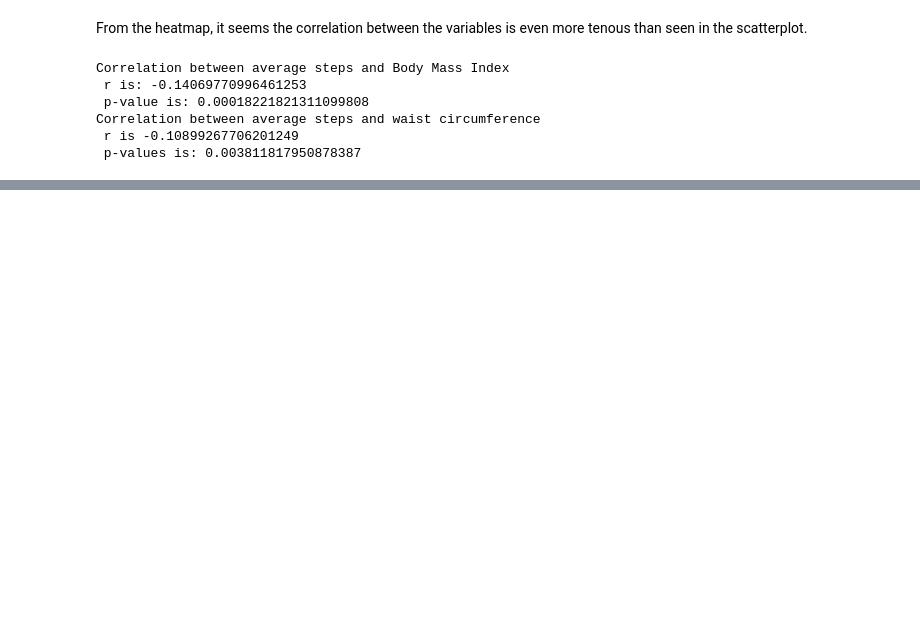
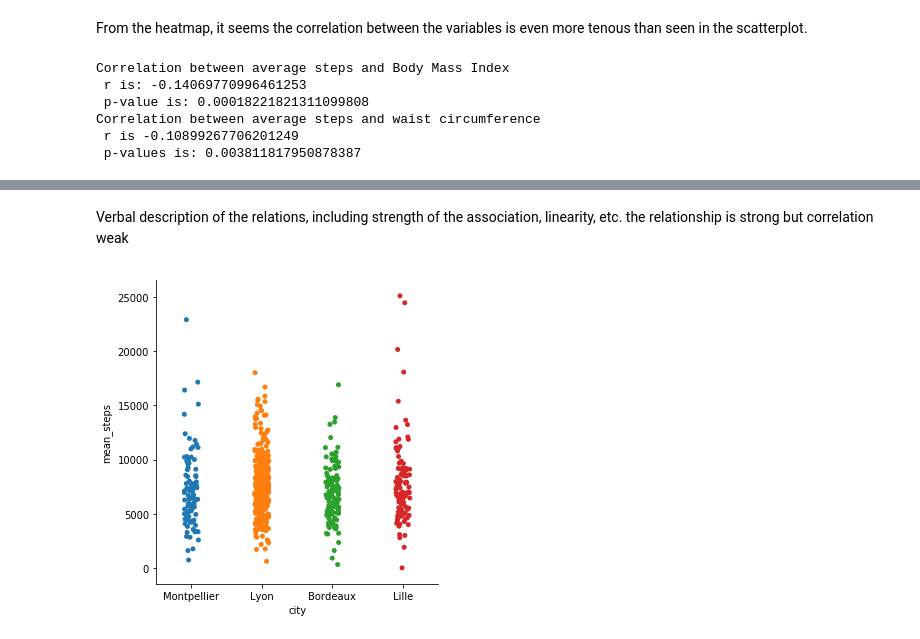
Before and after one commit to JahouNyan/DDL_Ex, a Jupyter notebook: Assignments/Assignment_1/Assignment_1.ipynb, the cells around one changed output, grey strips where cells are left out. Cells and saved outputs as stored; diff of their text form; code cells hidden in the pictures; blank space fills up the shorter version.

Commit message:
Update Assignment_1.ipynb
Needs more description

```diff
--- a/Assignments/Assignment_1/Assignment_1.ipynb
+++ b/Assignments/Assignment_1/Assignment_1.ipynb
@@ -284,0 +301,9 @@ Correlation between average steps and waist circumference
+# %% [markdown]
+Verbal description of the relations, including strength of the association, linearity, etc.
+the relationship is strong but correlation weak
+# %%
+#The relation of mean steps per participant with a qualitative variable with two levels (e.g. gender, weekday vs weekend)
+sns.catplot(x="city", y="mean_steps", data=df)
+plt.show()
+# %% [output]
+[figure, added]
```
Also changed, not shown: parts of 13 cells of this notebook.
